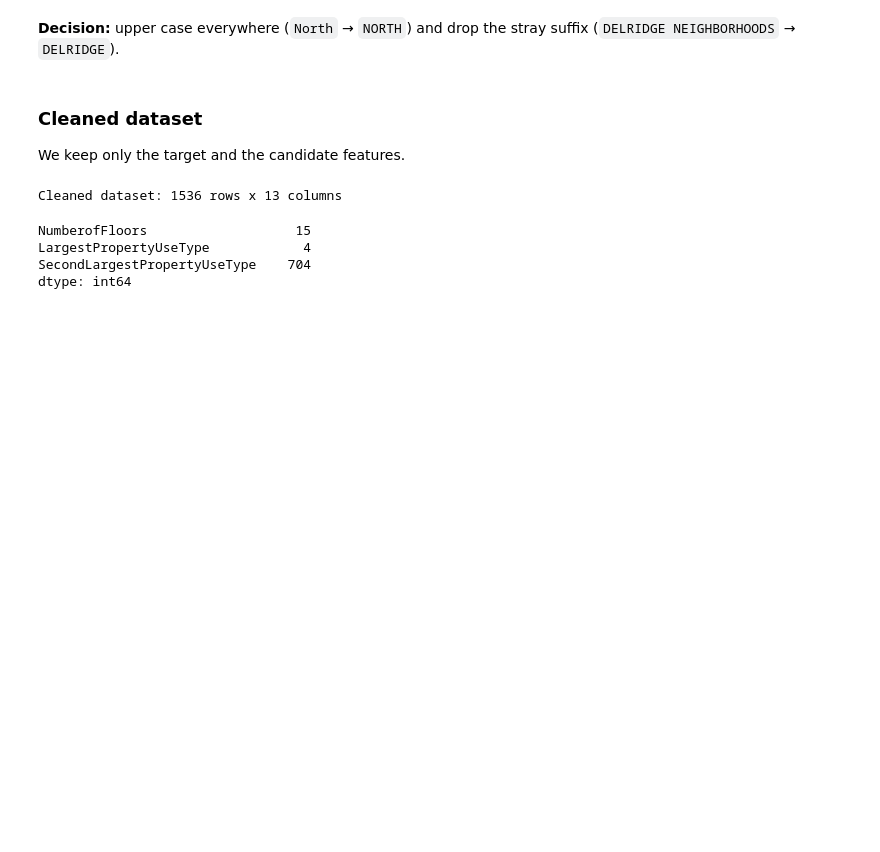
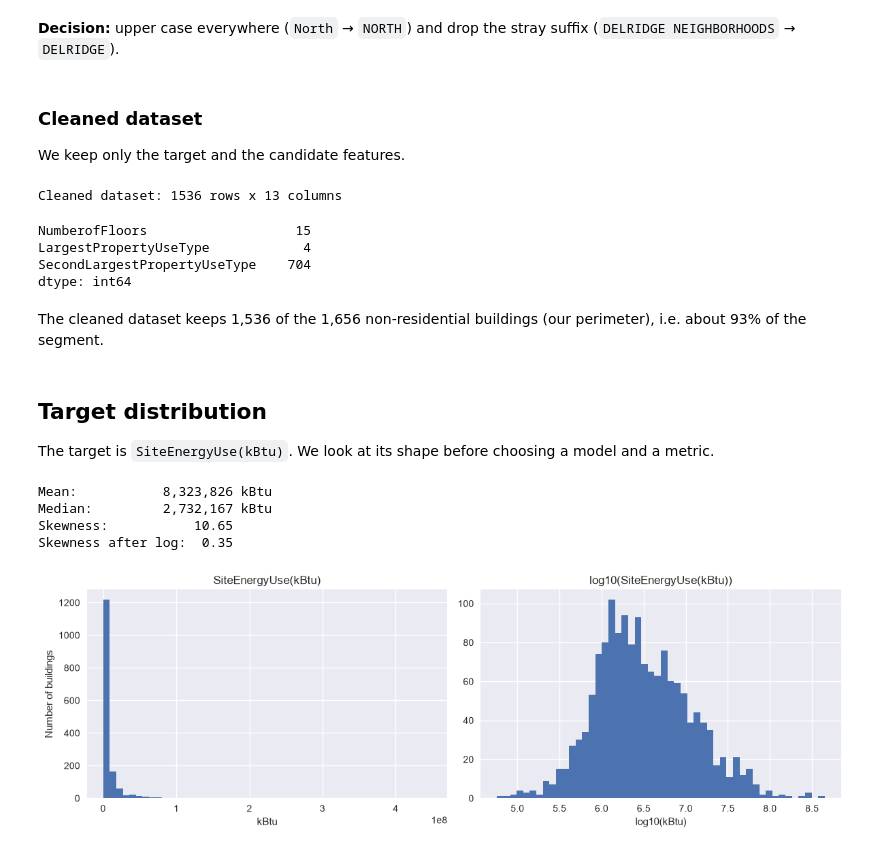
Before and after one commit to dapitch666/oc-p03-seattle-building-energy, a Jupyter notebook: notebooks/01_eda.ipynb, the cells around one changed output. Saved outputs shown, nothing was run; the diff lists cells and outputs as text; code cells hidden in the pictures; blank space fills up the shorter version.

Commit message:
Complete EDA with evidence-based cleaning and target analysis

```diff
--- a/notebooks/01_eda.ipynb
+++ b/notebooks/01_eda.ipynb
@@ -463,9 +501,15 @@ df.loc[df["NumberofFloors"] == df["NumberofFloors"].max(), cols]
 # %%
 df["NumberofFloors"] = df["NumberofFloors"].replace(0, np.nan)
 df["NumberofBuildings"] = df["NumberofBuildings"].replace(0, 1)
-df.loc[df["OSEBuildingID"] == 21611, "NumberofFloors"] = (
-    1  # Seattle Chinese Baptist Church
-)
+
+# Seattle Chinese Baptist Church
+df.loc[df["OSEBuildingID"] == 21611, "NumberofFloors"] = 1
+# Ballard Center
+df.loc[df["OSEBuildingID"] == 20885, "PropertyGFABuilding(s)"] = 34636
+# 3420/3430 E. Marginal Way
+df.loc[
+    df["OSEBuildingID"] == 24955, ["PropertyGFABuilding(s)", "NumberofBuildings"]
+] = [65164, 2]
 # %% [markdown]
 ### Step 7 – Neighborhood labels
 # %%
@@ -487,10 +531,45 @@ We keep only the target and the candidate features.
 # %%
 df = df[[TARGET, *KEY_FEATURES, *FE_CANDIDATES]].reset_index(drop=True)
 print(f"Cleaned dataset: {df.shape[0]} rows x {df.shape[1]} columns")
-df.isna().sum()[lambda s: s > 0]
 # %% [output]
 Cleaned dataset: 1536 rows x 13 columns
-NumberofFloors                   15
-LargestPropertyUseType            4
-SecondLargestPropertyUseType    704
-dtype: int64
+# %%
+df.isna().sum()[lambda s: s > 0]
+# %% [output]
+NumberofFloors                   15
+LargestPropertyUseType            4
+SecondLargestPropertyUseType    704
+dtype: int64
+# %% [markdown]
+The cleaned dataset keeps 1,536 of the 1,656 non-residential buildings (our perimeter), i.e. about 93% of the segment.
+# %% [markdown]
+## Target distribution
+
+The target is `SiteEnergyUse(kBtu)`. We look at its shape before choosing a model and a metric.
+# %%
+y = df[TARGET]
+print(f"Mean:     {y.mean():>15,.0f} kBtu")
+print(f"Median:   {y.median():>15,.0f} kBtu")
+print(f"Skewness: {y.skew():>15.2f}")
+print(f"Skewness after log:  {np.log10(y).skew():.2f}")
+# %% [output]
+Mean:           8,323,826 kBtu
+Median:         2,732,167 kBtu
+Skewness:           10.65
+Skewness after log:  0.35
+# %%
+fig, axes = plt.subplots(1, 2, figsize=(12, 4))
+
+axes[0].hist(y, bins=50)
+axes[0].set_title(f"{TARGET}")
+axes[0].set_xlabel("kBtu")
+axes[0].set_ylabel("Number of buildings")
+
+axes[1].hist(np.log10(y), bins=50)
+axes[1].set_title(f"log10({TARGET})")
+axes[1].set_xlabel("log10(kBtu)")
+
+plt.tight_layout()
+plt.show()
+# %% [output]
+[figure, added]
```
Also changed, not shown: parts of 23 cells of this notebook.
